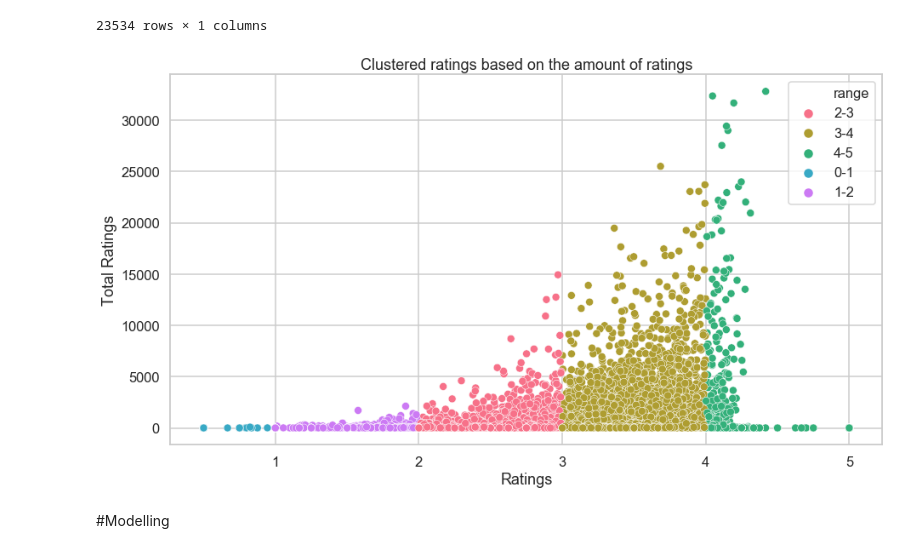
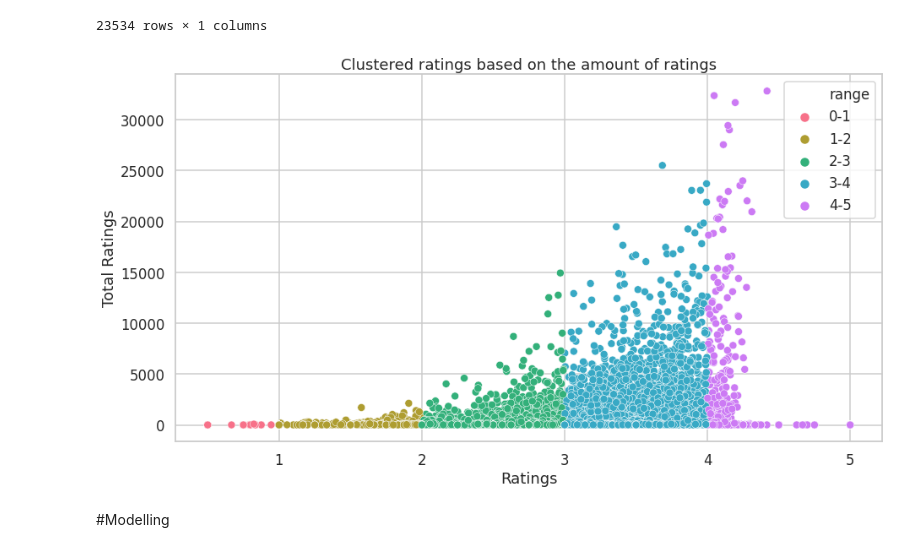
Before and after one commit to EDSATeam11/unsupervised-predict-streamlit-template, a Jupyter notebook: main.ipynb, the cells around one changed output. Cells and saved outputs as stored; diff of their text form; code cells hidden in the pictures.

```diff
--- a/main.ipynb
+++ b/main.ipynb
@@ -84,0 +90,10 @@ import dill as pickle
+# %%
+import heapq
+import pandas as pd
+import numpy as np
+from sklearn.metrics.pairwise import cosine_similarity
+from sklearn.feature_extraction.text import TfidfVectorizer
+import seaborn as sns
+import matplotlib.pyplot as plt
+plt.style.use('seaborn-deep')
+import plotly as py
@@ -732,16 +781,17 @@ movie_rating['range']=movie_rating['rating'].apply(rating_range)
 # %%
 # Plot scatter plot illustrating the relationship between ratings and number of ratings
 sns.set(style="whitegrid", context="talk")
 f, ax = plt.subplots(figsize=(15, 8))
-sns.scatterplot(x=movie_rating['rating'], y=movie_rating['num of ratings'],
+hue_legend=['0-1','1-2','2-3','3-4','4-5']
+sns.scatterplot(x=movie_rating['rating'], y=movie_rating['num of ratings'],hue_order=hue_legend,
                 hue = movie_rating['range'],palette="husl",sizes=(1, 8),linewidth=0.5,
                 data=movie_rating, ax=ax)
 plt.xlabel('Ratings')
 plt.ylabel('Total Ratings')
 plt.title('Clustered ratings based on the amount of ratings')
 plt.show()
 # %% [output]
-[figure, old version]
+[figure, new version]
 # %% [markdown]
 #Modelling
 # %% [markdown]
```
Also changed, not shown: parts of 46 cells of this notebook.
